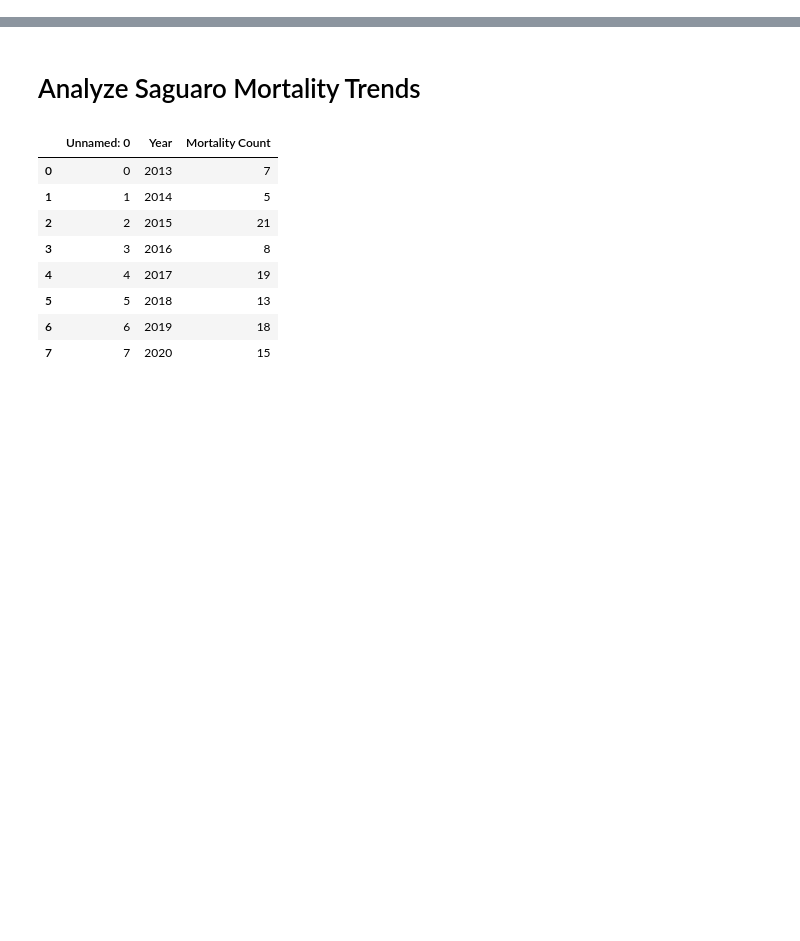
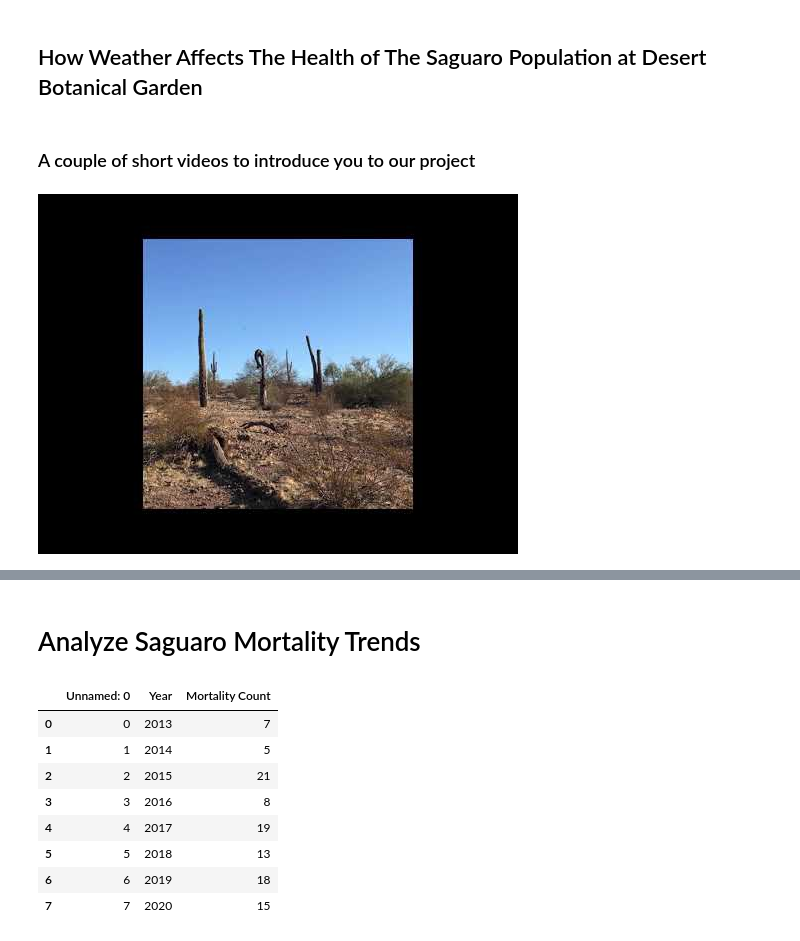
Before and after one commit to mfahey312/SaguaroProject, a Jupyter notebook: Final/Jupyter notebooks/Analysis.ipynb, the cells around one changed output, grey strips where cells are left out. Cells and saved outputs as stored; diff of their text form; code cells hidden in the pictures; blank space fills up the shorter version.

Commit message:
Added 2 introductory videos.

```diff
--- a/Final/Jupyter notebooks/Analysis.ipynb
+++ b/Final/Jupyter notebooks/Analysis.ipynb
@@ -1,2 +1,12 @@
 # %% [markdown]
 <img src="images/Saguaro map.png">
+# %% [markdown]
+## How Weather Affects The Health of The Saguaro Population at Desert Botanical Garden
+# %% [markdown]
+### A couple of short videos to introduce you to our project
+# %%
+from IPython.display import YouTubeVideo
+id = "o8hBhOgSMfo"
+YouTubeVideo(id = id)
+# %% [output]
+[figure, added]
```
Also changed, not shown: parts of 2 cells of this notebook.
